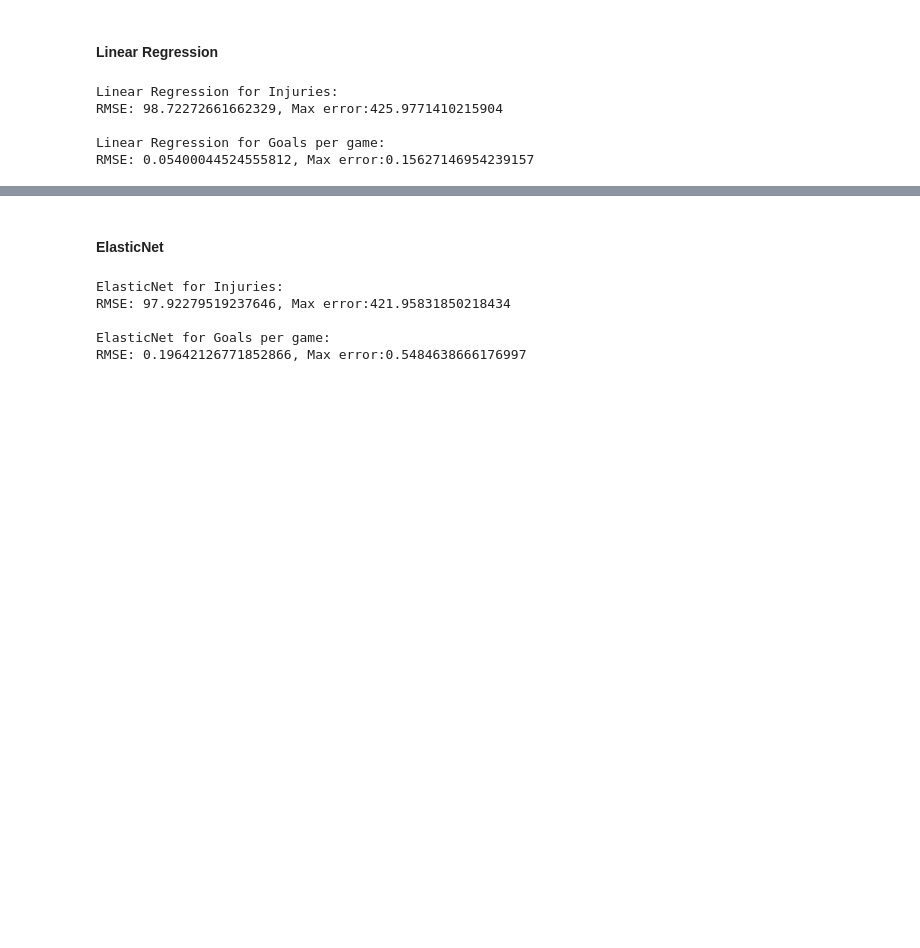
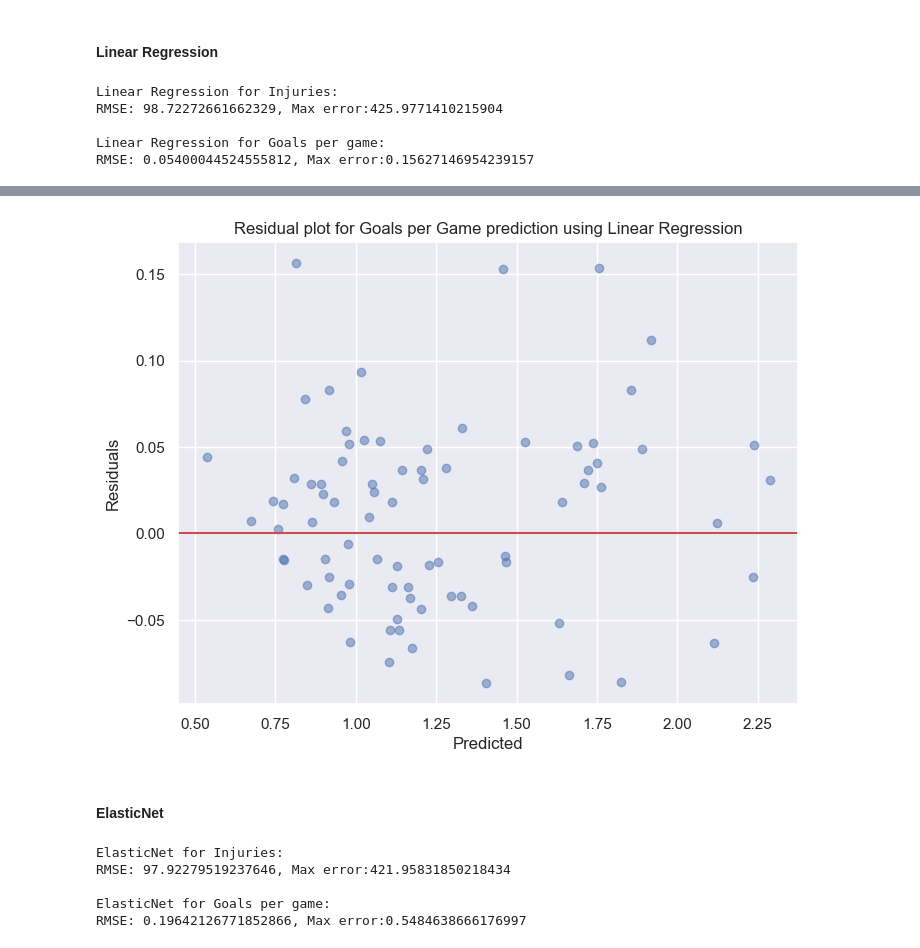
Before and after one commit to Yashuchirag/team_pressing_project, a Jupyter notebook: src/team_pressing.ipynb, the cells around one changed output, grey strips where cells are left out. Cells and saved outputs as stored; diff of their text form; code cells hidden in the pictures; blank space fills up the shorter version.

```diff
--- a/src/team_pressing.ipynb
+++ b/src/team_pressing.ipynb
@@ -468,3 +486,9 @@ RMSE: 0.05400044524555812, Max error:0.15627146954239157
+# %%
+plot_preds_residuals(gpg_residuals, gpg_predictions)
+plt.title("Residual plot for Goals per Game prediction using Linear Regression")
+plt.show()
+# %% [output]
+[figure, added]
 # %% [markdown]
 #### ElasticNet
 # %%
```
Also changed, not shown: parts of 20 cells of this notebook.
